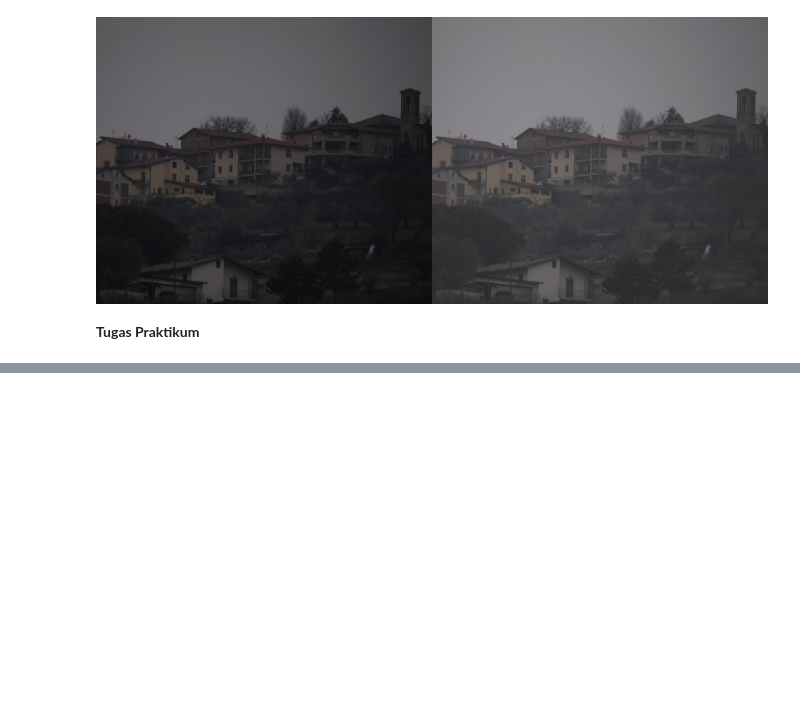
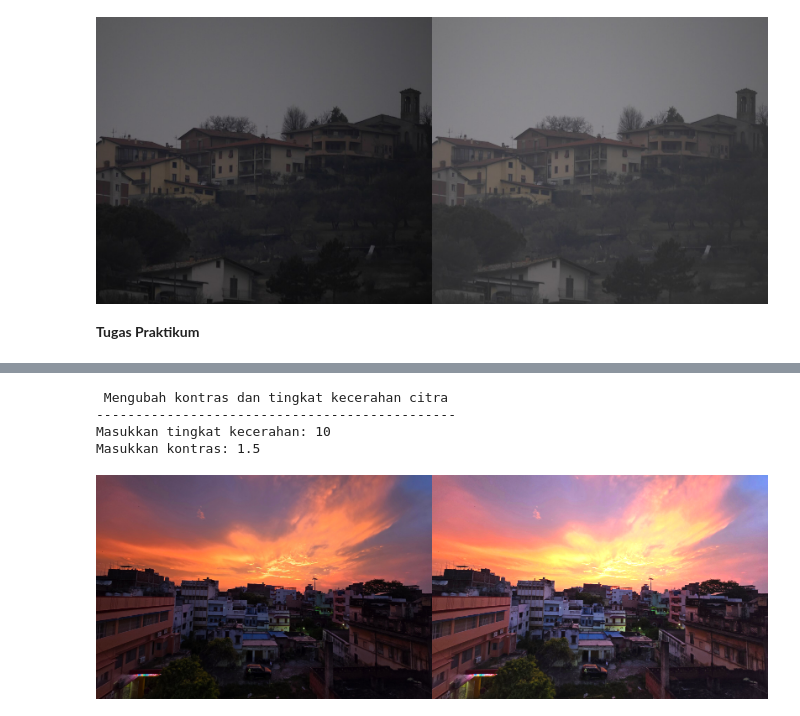
Before and after one commit to kenzuroid-tech/PVCK_Ganjil_2026, a Jupyter notebook: Week3.ipynb, the cells around one changed output, grey strips where cells are left out. Saved outputs shown, nothing was run; the diff lists cells and outputs as text; code cells hidden in the pictures; blank space fills up the shorter version.

```diff
--- a/Week3.ipynb
+++ b/Week3.ipynb
@@ -42,0 +76,42 @@ Masukkan nilai kecerahan: 30
+# %%
+# 2. Implementasi transformasi contrast
+
+import cv2 as cv
+import numpy as np
+from google.colab.patches import cv2_imshow
+
+print(' Mengubah kontras dan tingkat kecerahan citra ')
+print('----------------------------------------------')
+try:
+    brightness = int(input('Masukkan tingkat kecerahan: '))
+except ValueError:
+    print('Error, not a number')
+    brightness = 0
+
+try:
+    contrast = float(input('Masukkan kontras: '))
+except ValueError:
+    print('Error, not a number')
+    contrast = 1.0
+
+original = cv.imread('/content/drive/MyDrive/PVCK/GAMBAR/Sunset.jpg')
+# Hanya perlu membuat satu variabel array kosong untuk hasil gabungan
+hasil_image = np.zeros(original.shape, original.dtype)
+
+# Proses penggabungan brightness dan contrast dalam satu perulangan
+for y in range(original.shape[0]):
+    for x in range(original.shape[1]):
+        for c in range(original.shape[2]):
+            # Kalikan nilai piksel dengan contrast, lalu tambahkan dengan brightness
+            nilai_baru = (float(original[y, x, c]) * contrast) + brightness
+            hasil_image[y, x, c] = np.clip(nilai_baru, 0, 255)
+
+# Menggabungkan gambar asli dan gambar hasil (gabungan brightness+contrast)
+final_frame = cv.hconcat((original, hasil_image))
+cv2_imshow(final_frame)
+# %% [output]
+ Mengubah kontras dan tingkat kecerahan citra
+----------------------------------------------
+Masukkan tingkat kecerahan: 10
+Masukkan kontras: 1.5
+[figure, added]
```
Also changed, not shown: parts of 1 cell of this notebook.
